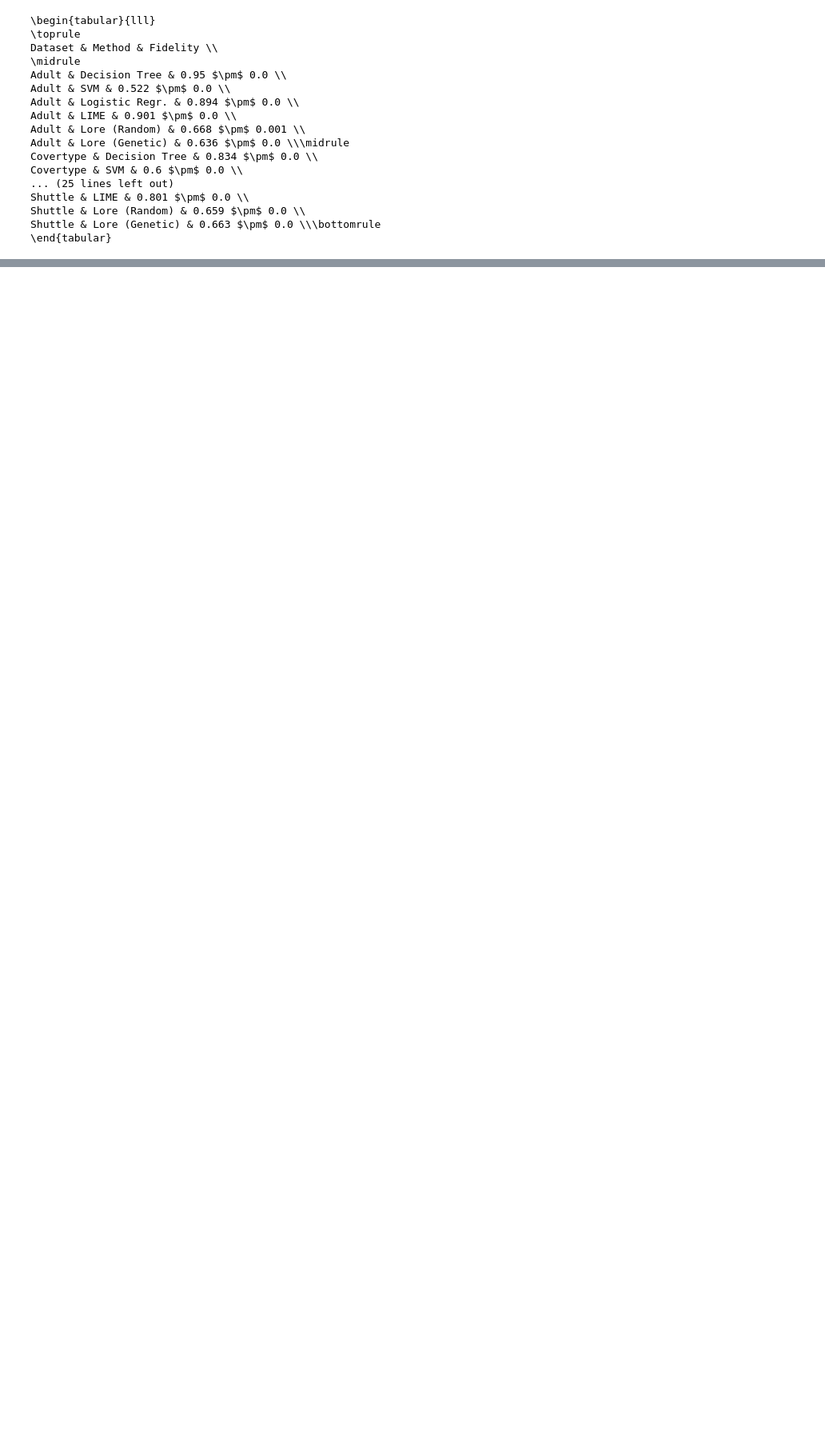
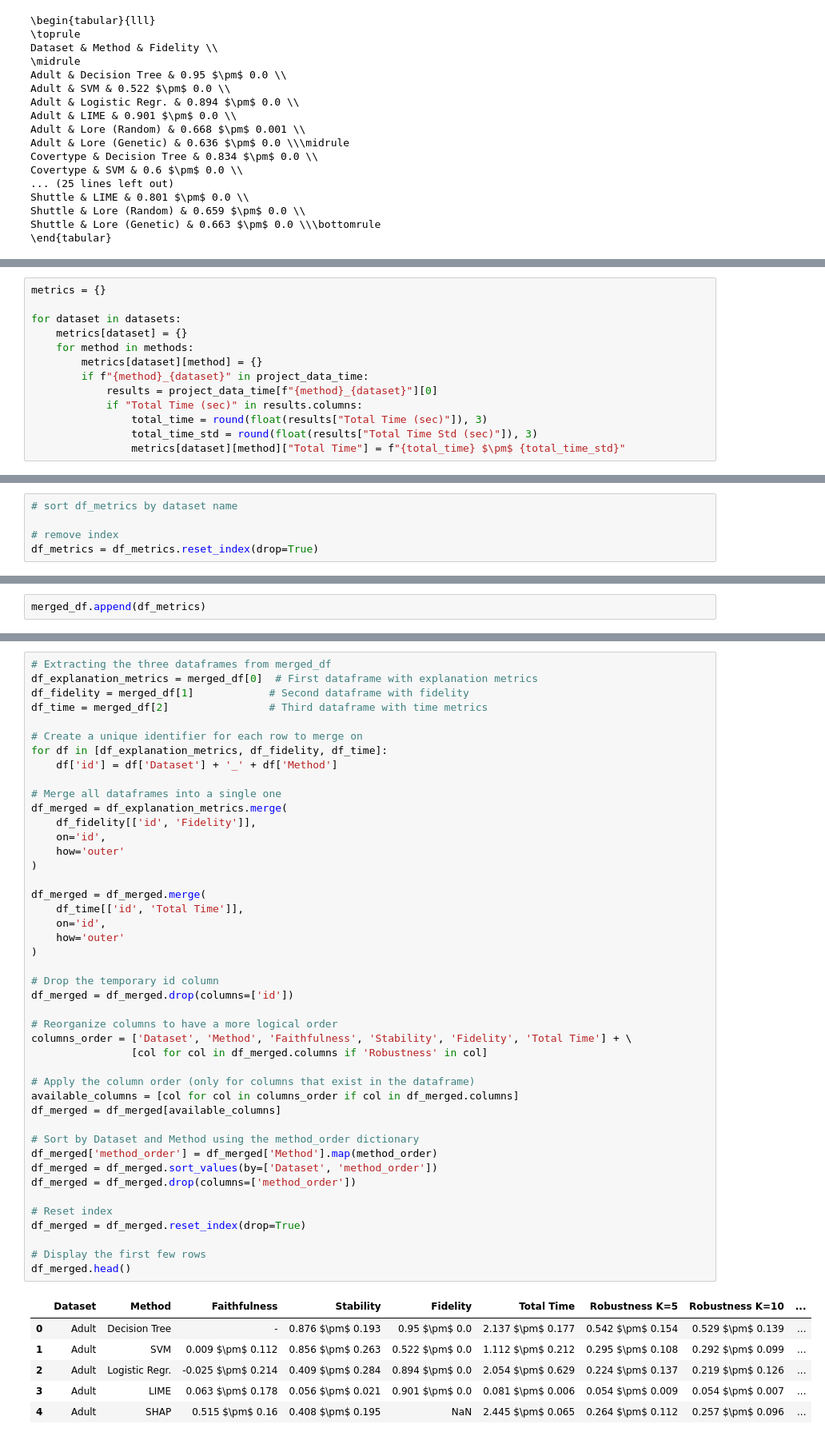
Before and after one commit to lucacorbucci/fire360, a Jupyter notebook: src/results/results.ipynb, the cells around one changed output, grey strips where cells are left out. Shown at 80% size. Drawn from its saved outputs; the diff is of its cells as text; blank space fills up the shorter version.

```diff
--- a/src/results/results.ipynb
+++ b/src/results/results.ipynb
@@ -510,0 +505,13 @@ Shuttle & Lore (Genetic) & 0.663 $\pm$ 0.0 \\\bottomrule
+# %%
+metrics = {}
+
+for dataset in datasets:
+    metrics[dataset] = {}
+    for method in methods:
+        metrics[dataset][method] = {}
+        if f"{method}_{dataset}" in project_data_time:
+            results = project_data_time[f"{method}_{dataset}"][0]
+            if "Total Time (sec)" in results.columns:
+                total_time = round(float(results["Total Time (sec)"]), 3)
+                total_time_std = round(float(results["Total Time Std (sec)"]), 3)
+                metrics[dataset][method]["Total Time"] = f"{total_time} $\pm$ {total_time_std}"
@@ -510,0 +618,5 @@ Shuttle & Lore (Genetic) & 0.663 $\pm$ 0.0 \\\bottomrule
+# %%
+# sort df_metrics by dataset name
+
+# remove index
+df_metrics = df_metrics.reset_index(drop=True)
@@ -510,0 +673,2 @@ Shuttle & Lore (Genetic) & 0.663 $\pm$ 0.0 \\\bottomrule
+# %%
+merged_df.append(df_metrics)
@@ -510,0 +677,51 @@ Shuttle & Lore (Genetic) & 0.663 $\pm$ 0.0 \\\bottomrule
+# %%
+# Extracting the three dataframes from merged_df
+df_explanation_metrics = merged_df[0]  # First dataframe with explanation metrics
+df_fidelity = merged_df[1]            # Second dataframe with fidelity
+df_time = merged_df[2]                # Third dataframe with time metrics
+
+# Create a unique identifier for each row to merge on
+for df in [df_explanation_metrics, df_fidelity, df_time]:
+    df['id'] = df['Dataset'] + '_' + df['Method']
+
+# Merge all dataframes into a single one
+df_merged = df_explanation_metrics.merge(
+    df_fidelity[['id', 'Fidelity']],
+    on='id',
+    how='outer'
+)
+
+df_merged = df_merged.merge(
+    df_time[['id', 'Total Time']],
+    on='id',
+    how='outer'
+)
+
+# Drop the temporary id column
+df_merged = df_merged.drop(columns=['id'])
+
+# Reorganize columns to have a more logical order
+columns_order = ['Dataset', 'Method', 'Faithfulness', 'Stability', 'Fidelity', 'Total Time'] + \
+                [col for col in df_merged.columns if 'Robustness' in col]
+
+# Apply the column order (only for columns that exist in the dataframe)
+available_columns = [col for col in columns_order if col in df_merged.columns]
+df_merged = df_merged[available_columns]
+
+# Sort by Dataset and Method using the method_order dictionary
+df_merged['method_order'] = df_merged['Method'].map(method_order)
+df_merged = df_merged.sort_values(by=['Dataset', 'method_order'])
+df_merged = df_merged.drop(columns=['method_order'])
+
+# Reset index
+df_merged = df_merged.reset_index(drop=True)
+
+# Display the first few rows
+df_merged.head()
+# %% [output]
+|  | Dataset | Method | Faithfulness | Stability | Fidelity | Total Time | Robustness K=5 | Robustness K=10 | ... |
+| 0 | Adult | Decision Tree | - | 0.876 $\pm$ 0.193 | 0.95 $\pm$ 0.0 | 2.137 $\pm$ 0.177 | 0.542 $\pm$ 0.154 | 0.529 $\pm$ 0.139 | ... |
+| 1 | Adult | SVM | 0.009 $\pm$ 0.112 | 0.856 $\pm$ 0.263 | 0.522 $\pm$ 0.0 | 1.112 $\pm$ 0.212 | 0.295 $\pm$ 0.108 | 0.292 $\pm$ 0.099 | ... |
+| 2 | Adult | Logistic Regr. | -0.025 $\pm$ 0.214 | 0.409 $\pm$ 0.284 | 0.894 $\pm$ 0.0 | 2.054 $\pm$ 0.629 | 0.224 $\pm$ 0.137 | 0.219 $\pm$ 0.126 | ... |
+| 3 | Adult | LIME | 0.063 $\pm$ 0.178 | 0.056 $\pm$ 0.021 | 0.901 $\pm$ 0.0 | 0.081 $\pm$ 0.006 | 0.054 $\pm$ 0.009 | 0.054 $\pm$ 0.007 | ... |
+| 4 | Adult | SHAP | 0.515 $\pm$ 0.16 | 0.408 $\pm$ 0.195 | NaN | 2.445 $\pm$ 0.065 | 0.264 $\pm$ 0.112 | 0.257 $\pm$ 0.096 | ... |
```
Also changed, not shown: parts of 14 cells of this notebook, 26 other files.
